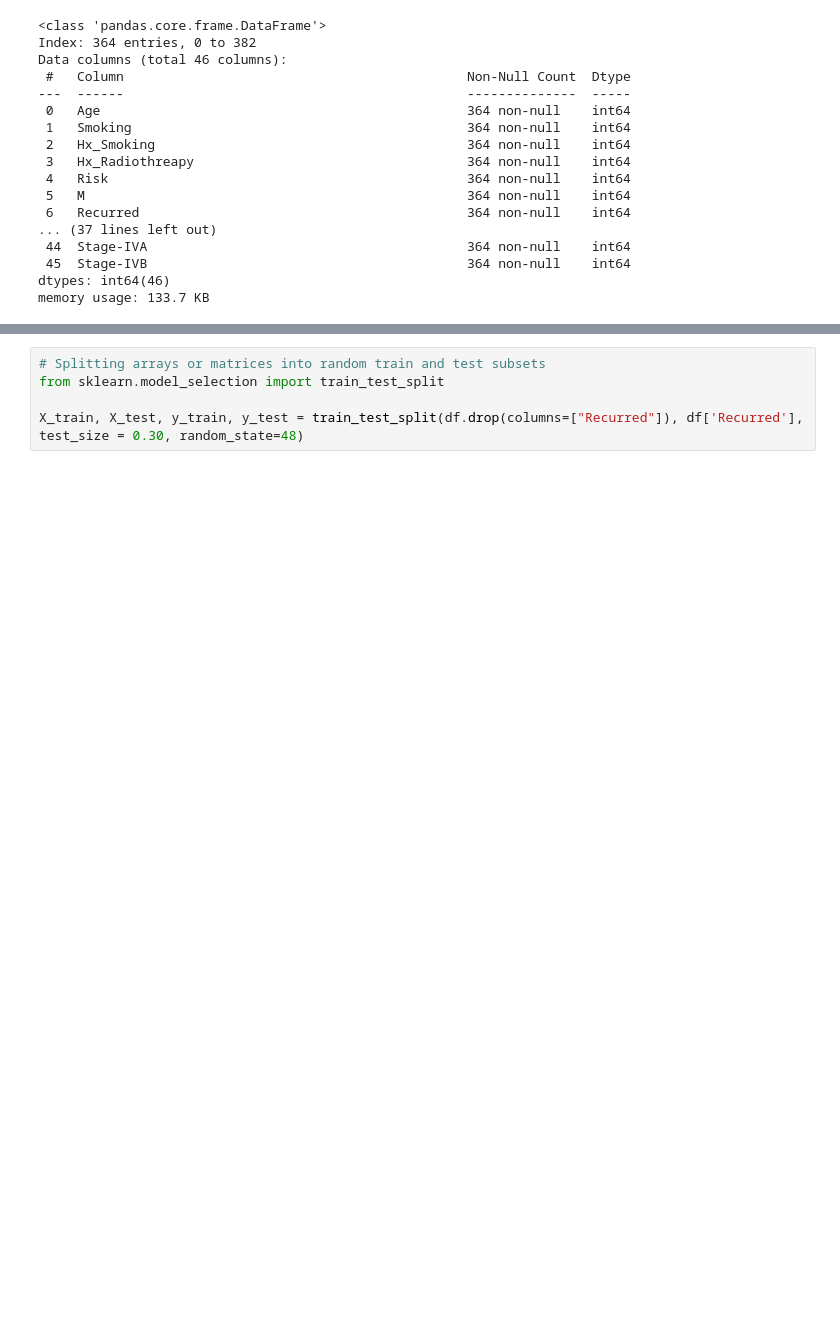
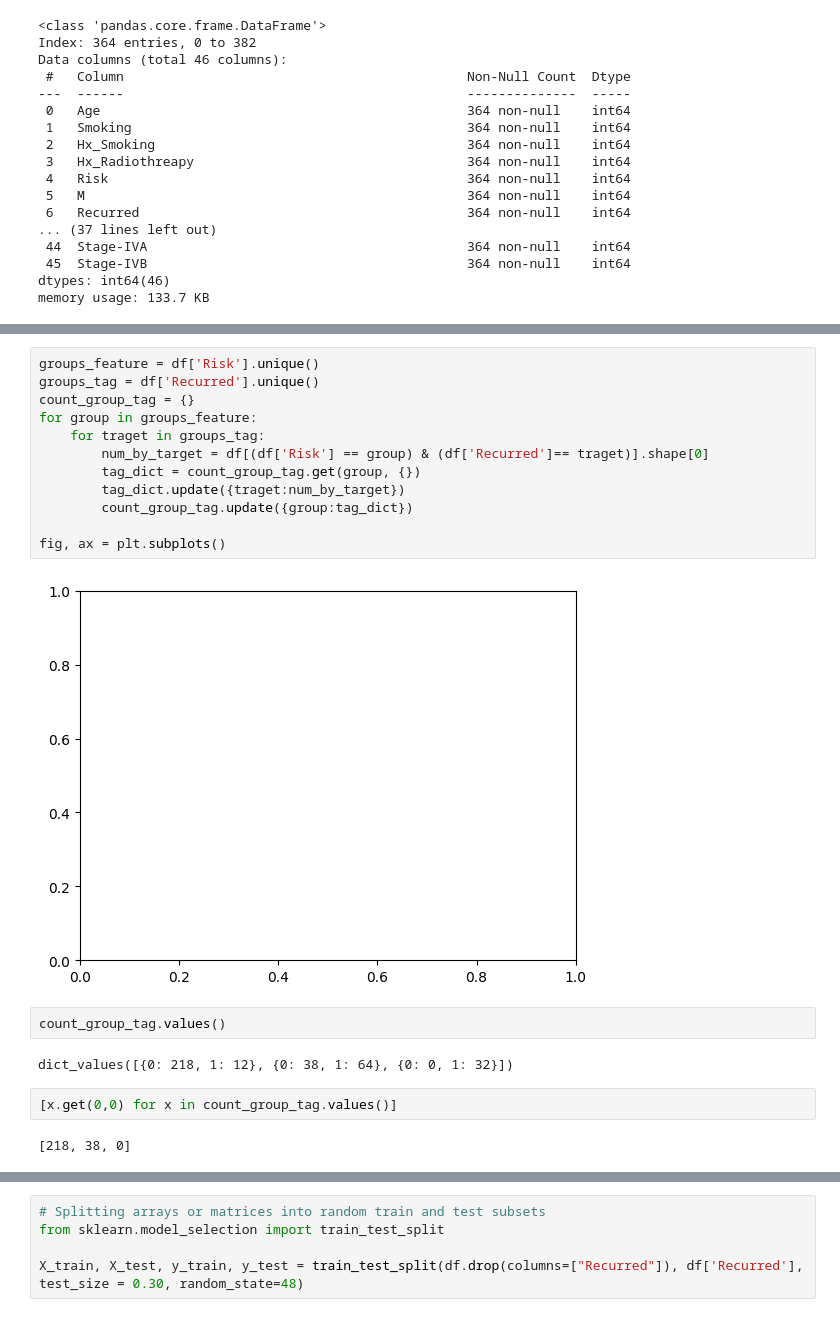
Before and after one commit to Ignacio2M/Data-analysis, a Jupyter notebook: Tiroides.ipynb, the cells around one changed output, grey strips where cells are left out. Cells and saved outputs as stored; diff of their text form; blank space fills up the shorter version.

```diff
--- a/Tiroides.ipynb
+++ b/Tiroides.ipynb
@@ -293,0 +313,22 @@ KeyboardInterrupt:
+# %%
+groups_feature = df['Risk'].unique()
+groups_tag = df['Recurred'].unique()
+count_group_tag = {}
+for group in groups_feature:
+    for traget in groups_tag:
+        num_by_target = df[(df['Risk'] == group) & (df['Recurred']== traget)].shape[0]
+        tag_dict = count_group_tag.get(group, {})
+        tag_dict.update({traget:num_by_target})
+        count_group_tag.update({group:tag_dict})
+
+fig, ax = plt.subplots()
+# %% [output]
+[figure, added]
+# %%
+count_group_tag.values()
+# %% [output]
+dict_values([{0: 218, 1: 12}, {0: 38, 1: 64}, {0: 0, 1: 32}])
+# %%
+[x.get(0,0) for x in count_group_tag.values()]
+# %% [output]
+[218, 38, 0]
```
Also changed, not shown: parts of 25 cells of this notebook.
